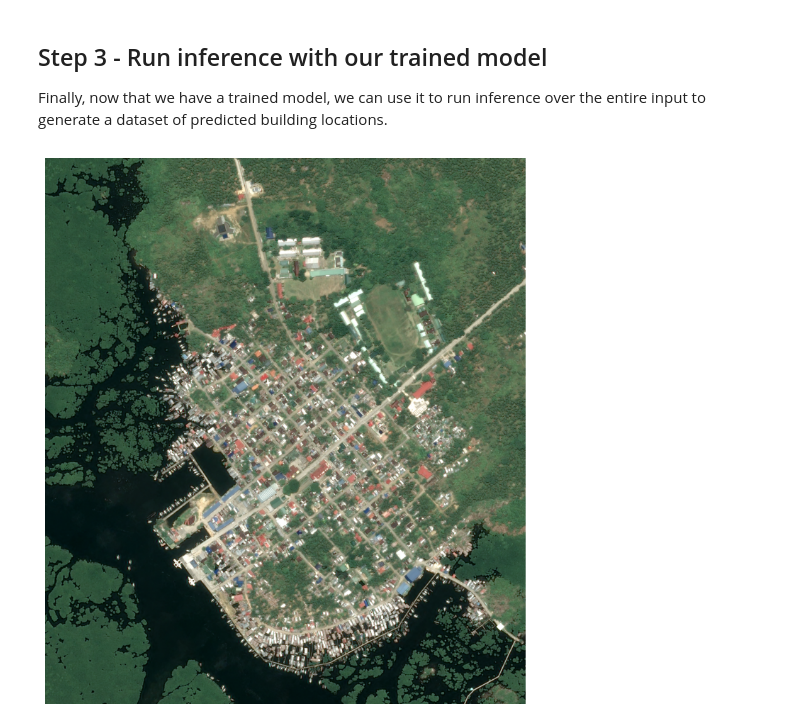
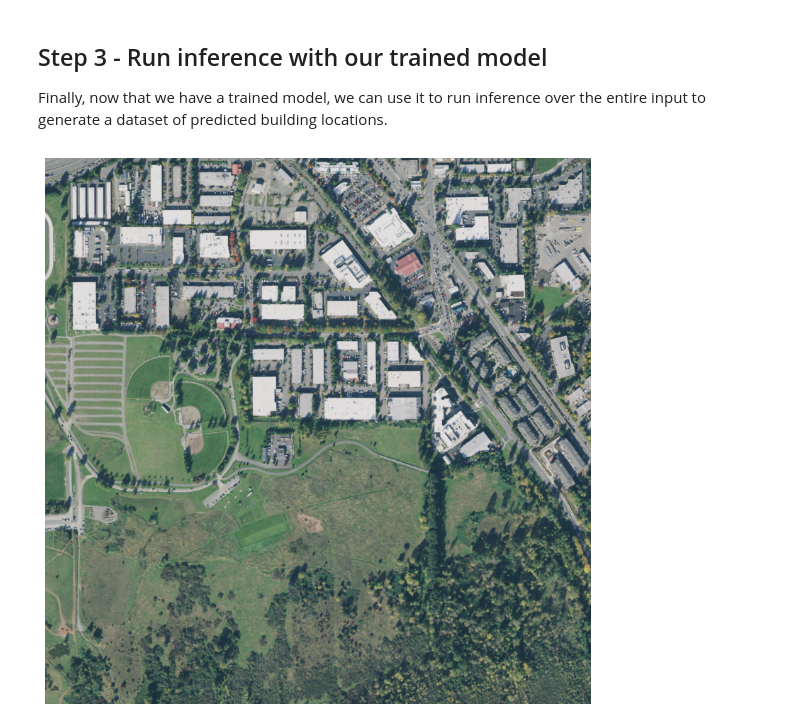
Before and after one commit to microsoft/satellite-imagery-labeling-tool, a Jupyter notebook: example/training-example.ipynb, the cells around one changed output. Cells and saved outputs as stored; diff of their text form; code cells hidden in the pictures.

Commit message:
Updating example

```diff
--- a/example/training-example.ipynb
+++ b/example/training-example.ipynb
@@ -10,8 +29,8 @@ import rasterio
 # %%
-input_image_fn = "data/pre/images/pre.tif"
-input_label_fn = "data/pre/annotations/pre_labels.geojson"
+input_image_fn = "images/m_4712224_sw_10_060_20191011.tif"
+input_label_fn = "labels/example_labels_warped.geojson"
 
-output_mask_fn = "data/pre/masks/pre_mask.tif"
+output_mask_fn = "masks/mask.tif"
 # %% [markdown]
 ## Step 1 - Create label masks
 
@@ -253,19 +277,25 @@ model = task.model
 model = model.to(device)
 model = model.eval()
 # %%
-with rasterio.open("data/pre/images/pre.tif") as f:
+with rasterio.open("images/m_4712224_sw_10_060_20191011.tif") as f:
     image = f.read()
     profile = f.profile
 
-with rasterio.open("data/pre/masks/pre_mask.tif") as f:
+with rasterio.open("masks/mask.tif") as f:
      mask = f.read().squeeze()
+# %%
+x, y = 1, 2
+step = 2048
+# crop the image to the top left corner to make inference fit in the GPU (we could use a sliding window if we wanted to be more serious)
+image = image[:, y*step:(y+1)*step, x*step:(x+1)*step]
+mask = mask[y*step:(y+1)*step, x*step:(x+1)*step]
 # %%
 plt.figure(figsize=(10,10))
-plt.imshow(np.rollaxis(image[:,:2500, :2200], 0, 3))
+plt.imshow(np.rollaxis(image[:3, :,:], 0, 3))
 plt.axis("off")
 plt.show()
 plt.close()
 # %% [output]
-[figure, old version]
+[figure, new version]
 # %%
 plt.figure(figsize=(10,10))
```
Also changed, not shown: parts of 15 cells of this notebook, 3 other files.
